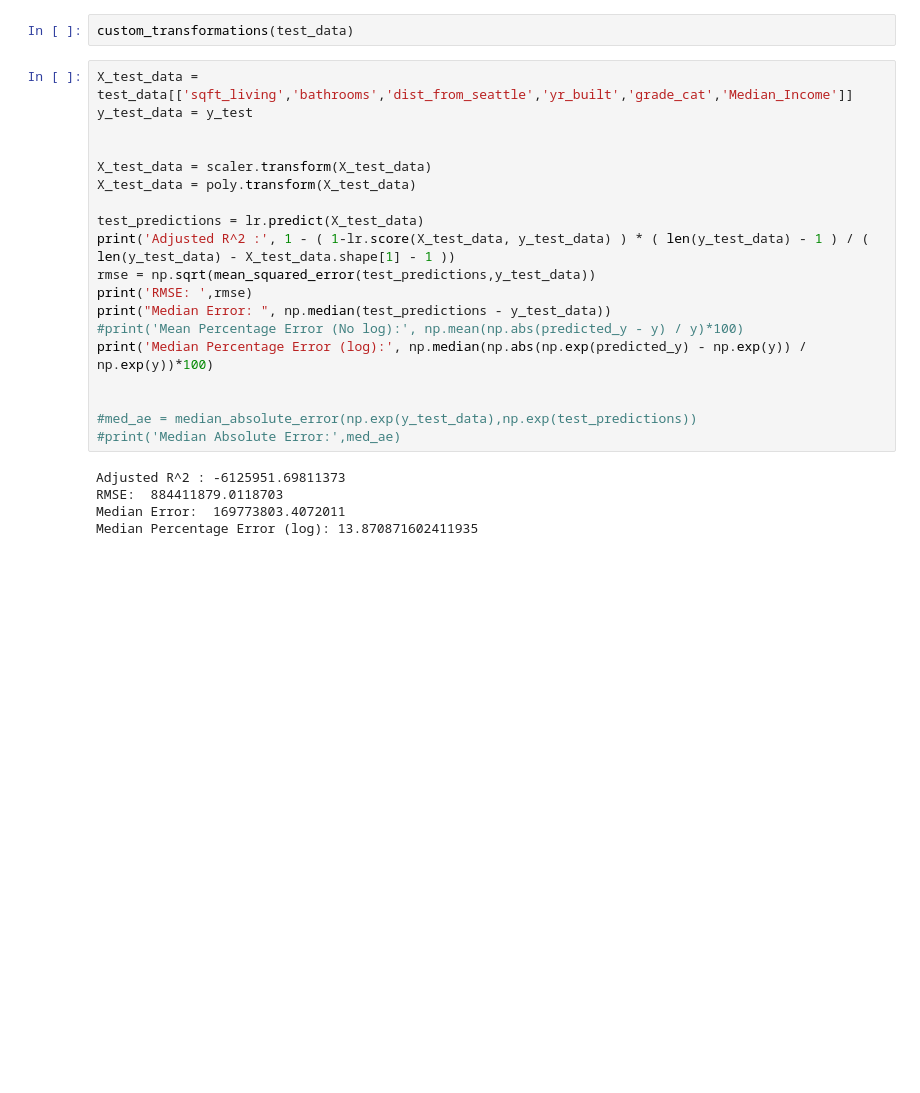
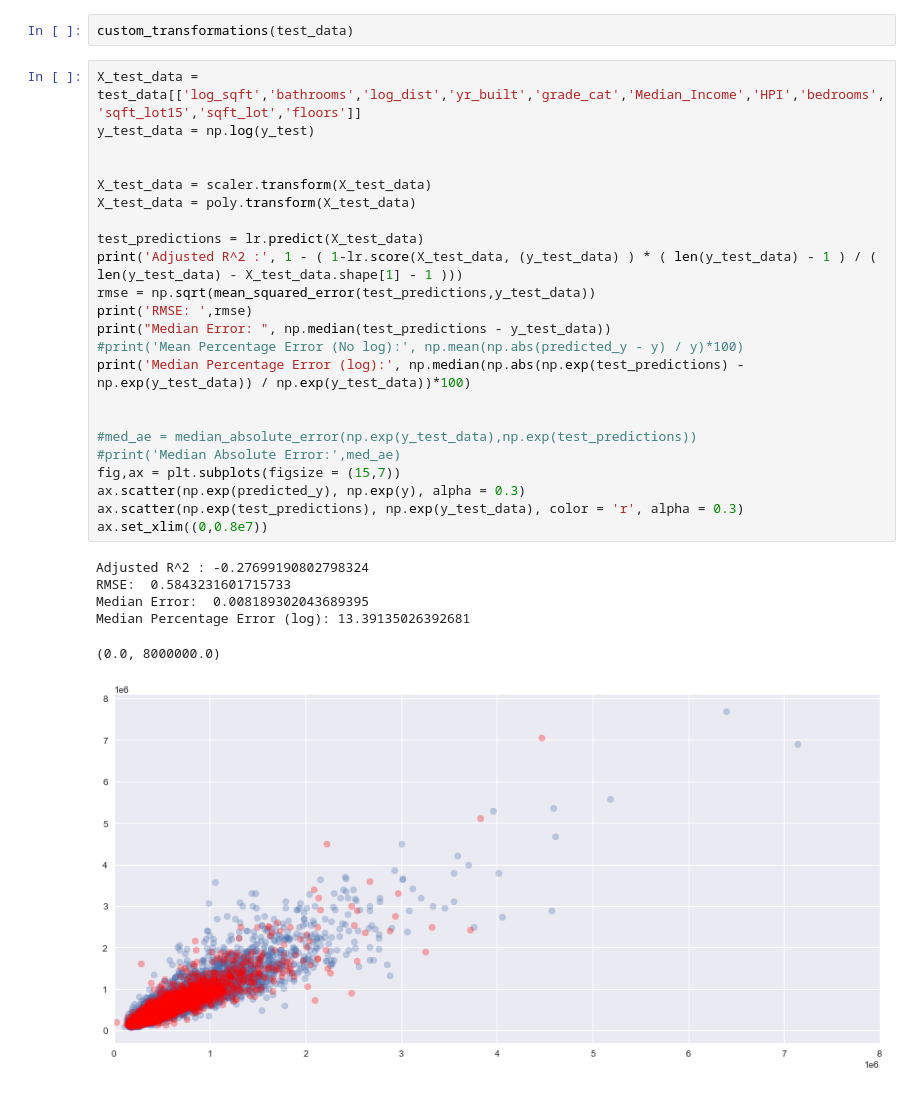
Before and after one commit to LindstromKyle/DSC-Flatiron-Project-2, a Jupyter notebook: Kyle_EDA-Copy1.ipynb, the cells around one changed output. Saved outputs shown, nothing was run; the diff lists cells and outputs as text; blank space fills up the shorter version.

Commit message:
Finalizing test setup

```diff
--- a/Kyle_EDA-Copy1.ipynb
+++ b/Kyle_EDA-Copy1.ipynb
@@ -773,29 +784,35 @@ Standard Deviation: 0.00395488357720307
 # %%
 custom_transformations(test_data)
 # %%
-X_test_data = test_data[['sqft_living','bathrooms','dist_from_seattle','yr_built','grade_cat','Median_Income']]
-y_test_data = y_test
+X_test_data = test_data[['log_sqft','bathrooms','log_dist','yr_built','grade_cat','Median_Income','HPI','bedrooms','sqft_lot15','sqft_lot','floors']]
+y_test_data = np.log(y_test)
 
 
 X_test_data = scaler.transform(X_test_data)
 X_test_data = poly.transform(X_test_data)
 
 test_predictions = lr.predict(X_test_data)
-print('Adjusted R^2 :', 1 - ( 1-lr.score(X_test_data, y_test_data) ) * ( len(y_test_data) - 1 ) / ( len(y_test_data) - X_test_data.shape[1] - 1 ))
+print('Adjusted R^2 :', 1 - ( 1-lr.score(X_test_data, (y_test_data) ) * ( len(y_test_data) - 1 ) / ( len(y_test_data) - X_test_data.shape[1] - 1 )))
 rmse = np.sqrt(mean_squared_error(test_predictions,y_test_data))
 print('RMSE: ',rmse)
 print("Median Error: ", np.median(test_predictions - y_test_data))
 #print('Mean Percentage Error (No log):', np.mean(np.abs(predicted_y - y) / y)*100)
-print('Median Percentage Error (log):', np.median(np.abs(np.exp(predicted_y) - np.exp(y)) / np.exp(y))*100)
+print('Median Percentage Error (log):', np.median(np.abs(np.exp(test_predictions) - np.exp(y_test_data)) / np.exp(y_test_data))*100)
 
 
 #med_ae = median_absolute_error(np.exp(y_test_data),np.exp(test_predictions))
 #print('Median Absolute Error:',med_ae)
+fig,ax = plt.subplots(figsize = (15,7))
+ax.scatter(np.exp(predicted_y), np.exp(y), alpha = 0.3)
+ax.scatter(np.exp(test_predictions), np.exp(y_test_data), color = 'r', alpha = 0.3)
+ax.set_xlim((0,0.8e7))
 # %% [output]
-Adjusted R^2 : -6125951.69811373
-RMSE:  884411879.0118703
-Median Error:  169773803.4072011
-Median Percentage Error (log): 13.870871602411935
+Adjusted R^2 : -0.27699190802798324
+RMSE:  0.5843231601715733
+Median Error:  0.008189302043689395
+Median Percentage Error (log): 13.39135026392681
+(0.0, 8000000.0)
+[figure, added]
 # %%
 sns.residplot(x=feature_testing['yr_built'], y=np.log(feature_testing['price']))
 # %% [output]
```
Also changed, not shown: parts of 31 cells of this notebook.
